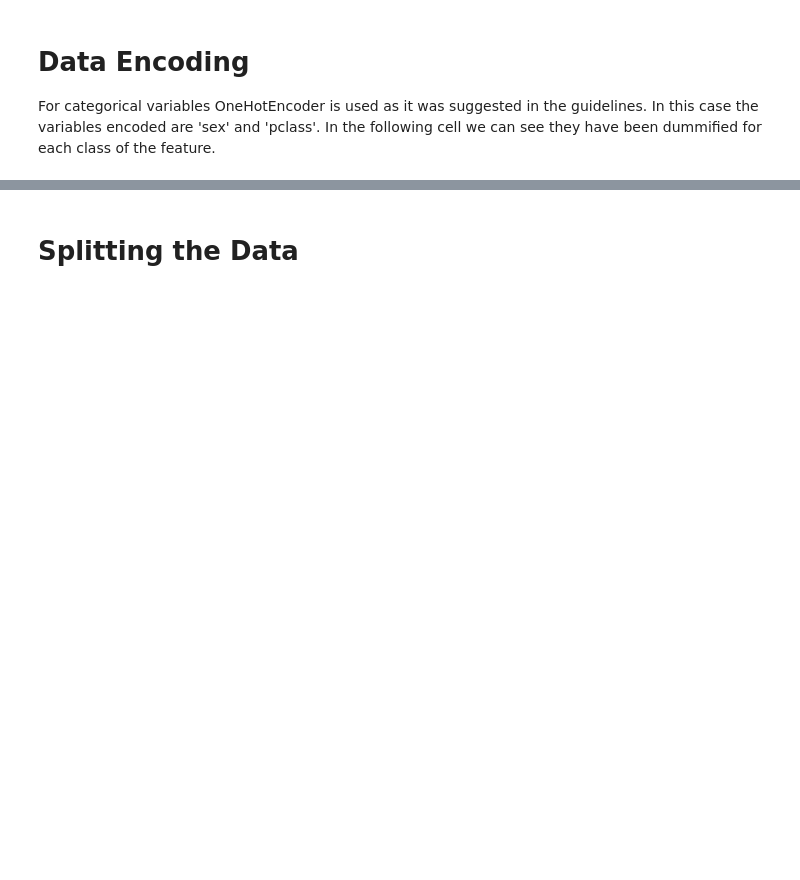
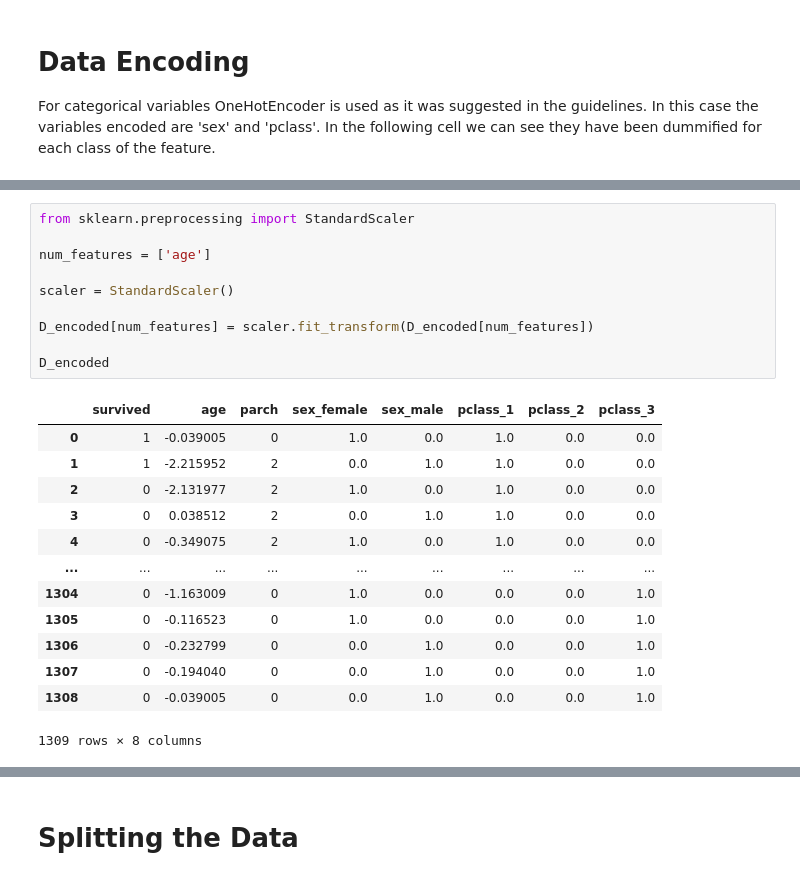
Before and after one commit to jmlarios/ML-fundamentals-2025, a Jupyter notebook: ML_Assignment_1.ipynb, the cells around one changed output, grey strips where cells are left out. Saved outputs shown, nothing was run; the diff lists cells and outputs as text; blank space fills up the shorter version.

```diff
--- a/ML_Assignment_1.ipynb
+++ b/ML_Assignment_1.ipynb
@@ -175,3 +169,27 @@ D_encoded
 | 1307 | 0 | 27.0000 | 0 | 0.0 | 1.0 | 0.0 | 0.0 | 1.0 |
 | 1308 | 0 | 29.0000 | 0 | 0.0 | 1.0 | 0.0 | 0.0 | 1.0 |
 1309 rows × 8 columns
+# %%
+from sklearn.preprocessing import StandardScaler
+
+num_features = ['age']
+
+scaler = StandardScaler()
+
+D_encoded[num_features] = scaler.fit_transform(D_encoded[num_features])
+
+D_encoded
+# %% [output]
+|  | survived | age | parch | sex_female | sex_male | pclass_1 | pclass_2 | pclass_3 |
+| 0 | 1 | -0.039005 | 0 | 1.0 | 0.0 | 1.0 | 0.0 | 0.0 |
+| 1 | 1 | -2.215952 | 2 | 0.0 | 1.0 | 1.0 | 0.0 | 0.0 |
+| 2 | 0 | -2.131977 | 2 | 1.0 | 0.0 | 1.0 | 0.0 | 0.0 |
+| 3 | 0 | 0.038512 | 2 | 0.0 | 1.0 | 1.0 | 0.0 | 0.0 |
+| 4 | 0 | -0.349075 | 2 | 1.0 | 0.0 | 1.0 | 0.0 | 0.0 |
+| ... | ... | ... | ... | ... | ... | ... | ... | ... |
+| 1304 | 0 | -1.163009 | 0 | 1.0 | 0.0 | 0.0 | 0.0 | 1.0 |
+| 1305 | 0 | -0.116523 | 0 | 1.0 | 0.0 | 0.0 | 0.0 | 1.0 |
+| 1306 | 0 | -0.232799 | 0 | 0.0 | 1.0 | 0.0 | 0.0 | 1.0 |
+| 1307 | 0 | -0.194040 | 0 | 0.0 | 1.0 | 0.0 | 0.0 | 1.0 |
+| 1308 | 0 | -0.039005 | 0 | 0.0 | 1.0 | 0.0 | 0.0 | 1.0 |
+1309 rows × 8 columns
```
Also changed, not shown: parts of 10 cells of this notebook.
